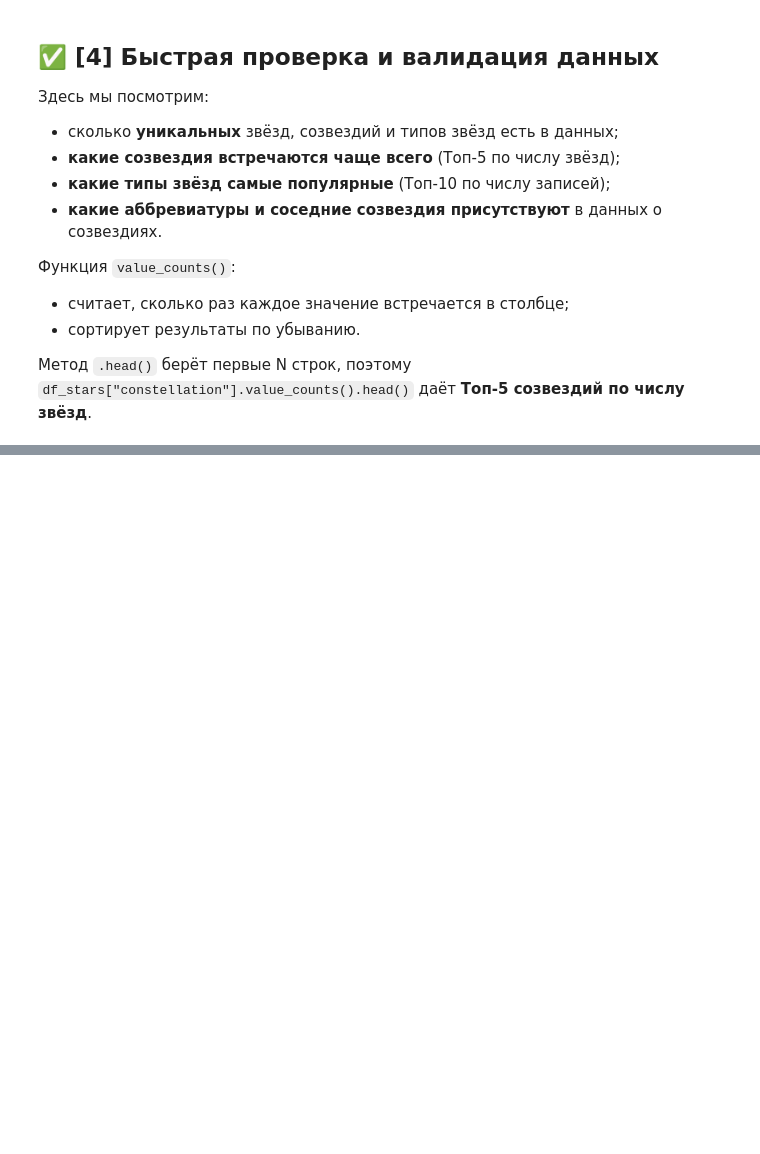
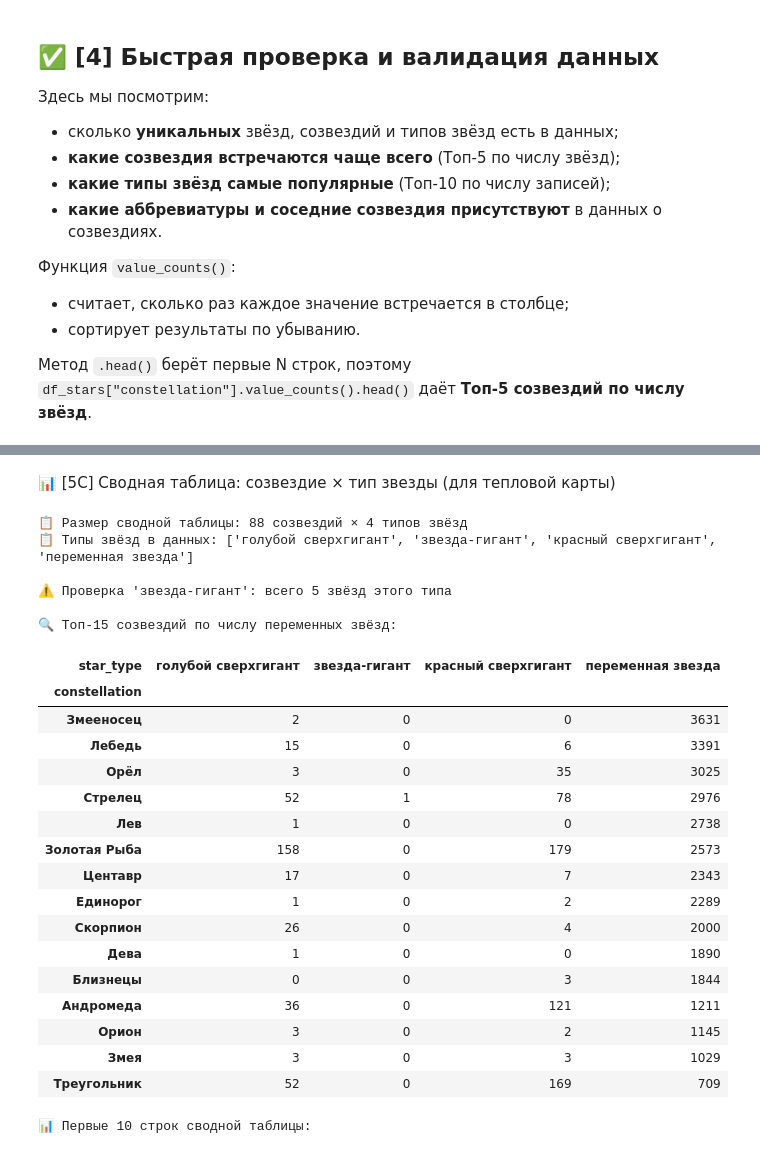
Before and after one commit to kolessovva/python-ai-Albina-Kolesova, a Jupyter notebook: notebooks/week2b_read_csv.ipynb, the cells around one changed output, grey strips where cells are left out. Saved outputs shown, nothing was run; the diff lists cells and outputs as text; code cells hidden in the pictures; blank space fills up the shorter version.

```diff
--- a/notebooks/week2b_read_csv.ipynb
+++ b/notebooks/week2b_read_csv.ipynb
@@ -282,0 +426,54 @@ Messier 67                118
+# %% [markdown]
+📊 [5C] Сводная таблица: созвездие × тип звезды (для тепловой карты)
+# %%
+# ✅ ВАЖНО: Считаем по оригинальному df_stars для консистентности
+# groupby + size() + unstack() превращает длинную таблицу в широкую
+# Строки = созвездия, Столбцы = типы звёзд, Значения = количество
+
+pivot = df_stars.groupby(['constellation', 'star_type']).size().unstack(fill_value=0)
+
+print(f"📋 Размер сводной таблицы: {pivot.shape[0]} созвездий × {pivot.shape[1]} типов звёзд")
+print(f"📋 Типы звёзд в данных: {list(pivot.columns)}\n")
+
+# ⚠️ Проверка столбца "звезда-гигант" — почему все нули?
+if 'звезда-гигант' in pivot.columns:
+    giant_count = pivot['звезда-гигант'].sum()
+    print(f"⚠️ Проверка 'звезда-гигант': всего {giant_count} звёзд этого типа")
+    if giant_count == 0:
+        print("   (возможно, в SPARQL-запросе не тот Q-идентификатор)")
+else:
+    print("⚠️ Столбец 'звезда-гигант' отсутствует в данных")
+
+print(f"\n🔍 Топ-15 созвездий по числу переменных звёзд:")
+if 'переменная звезда' in pivot.columns:
+    display(pivot.sort_values('переменная звезда', ascending=False).head(15))
+else:
+    print("   (столбец 'переменная звезда' не найден)")
+
+print("\n📊 Первые 10 строк сводной таблицы:")
+display(pivot.head(10))
+# %% [output]
+📋 Размер сводной таблицы: 88 созвездий × 4 типов звёзд
+📋 Типы звёзд в данных: ['голубой сверхгигант', 'звезда-гигант', 'красный сверхгигант', 'переменная звезда']
+
+⚠️ Проверка 'звезда-гигант': всего 5 звёзд этого типа
+
+🔍 Топ-15 созвездий по числу переменных звёзд:
+| star_type | голубой сверхгигант | звезда-гигант | красный сверхгигант | переменная звезда |
+| constellation |  |  |  |  |
+| Змееносец | 2 | 0 | 0 | 3631 |
+| Лебедь | 15 | 0 | 6 | 3391 |
+| Орёл | 3 | 0 | 35 | 3025 |
+| Стрелец | 52 | 1 | 78 | 2976 |
+| Лев | 1 | 0 | 0 | 2738 |
+| Золотая Рыба | 158 | 0 | 179 | 2573 |
+| Центавр | 17 | 0 | 7 | 2343 |
+| Единорог | 1 | 0 | 2 | 2289 |
+| Скорпион | 26 | 0 | 4 | 2000 |
+| Дева | 1 | 0 | 0 | 1890 |
+| Близнецы | 0 | 0 | 3 | 1844 |
+| Андромеда | 36 | 0 | 121 | 1211 |
+| Орион | 3 | 0 | 2 | 1145 |
+| Змея | 3 | 0 | 3 | 1029 |
+| Треугольник | 52 | 0 | 169 | 709 |
+📊 Первые 10 строк сводной таблицы:
```
Also changed, not shown: parts of 18 cells of this notebook.
